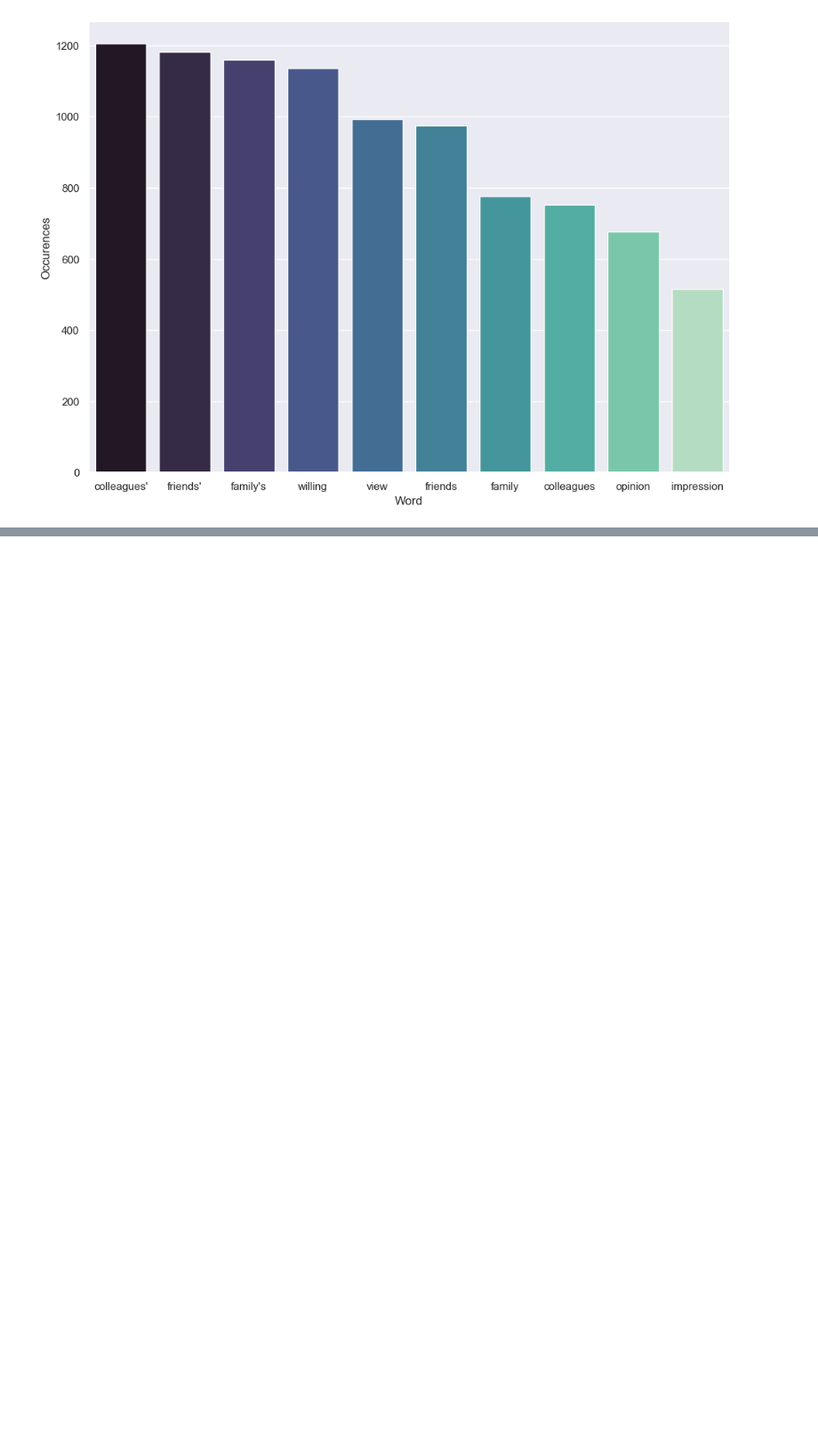
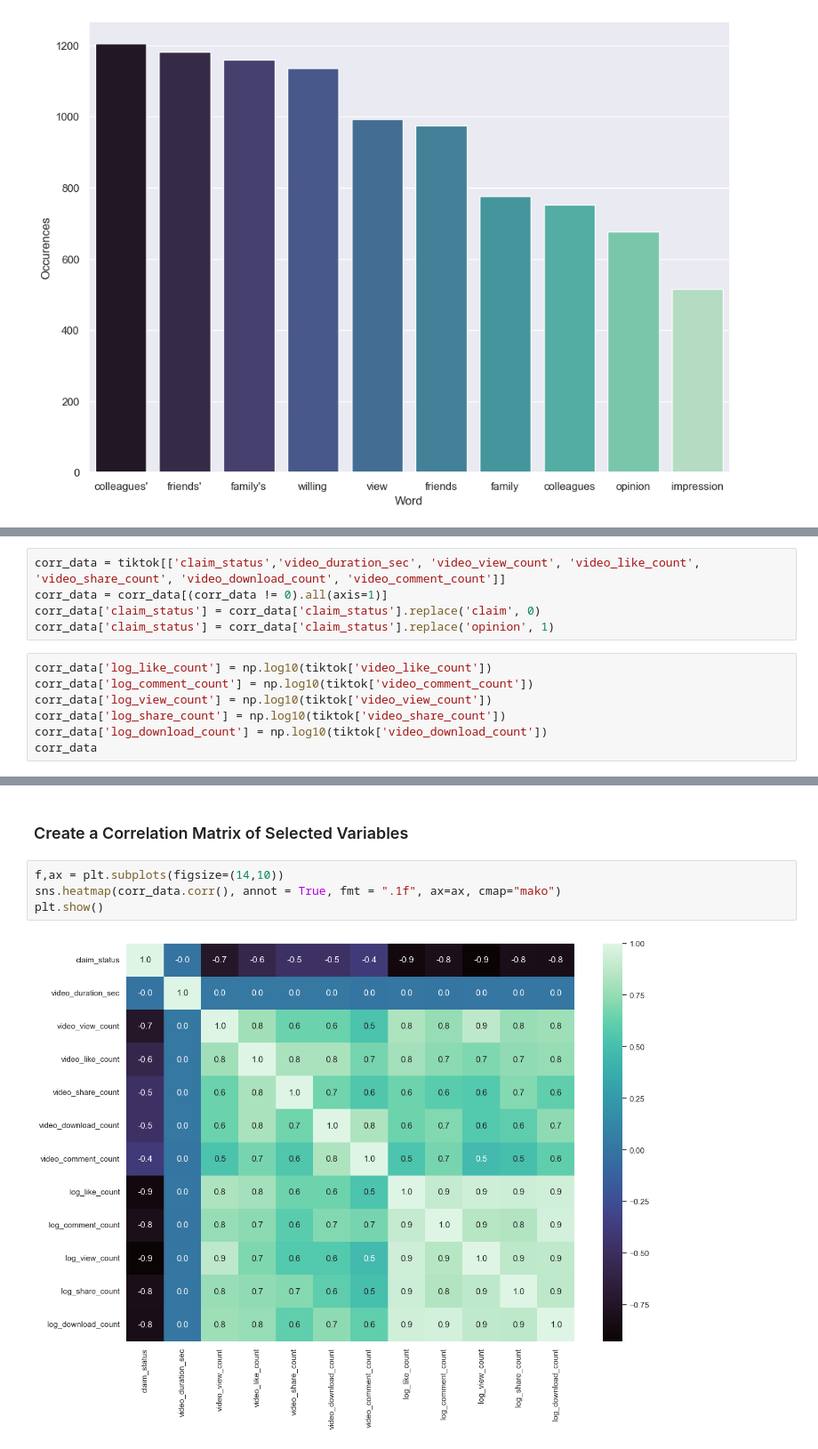
Before and after one commit to SPennyh/TikTok-User-Reports, a Jupyter notebook: tiktok_analysis.ipynb, the cells around one changed output, grey strips where cells are left out. Shown: that part at 89% size. Drawn from its saved outputs; the diff is of its cells as text; blank space fills up the shorter version.

```diff
--- a/tiktok_analysis.ipynb
+++ b/tiktok_analysis.ipynb
@@ -70,0 +90,12 @@ Image("tiktok_dashboard.png")
+# %%
+corr_data = tiktok[['claim_status','video_duration_sec', 'video_view_count', 'video_like_count', 'video_share_count', 'video_download_count', 'video_comment_count']]
+corr_data = corr_data[(corr_data != 0).all(axis=1)]
+corr_data['claim_status'] = corr_data['claim_status'].replace('claim', 0)
+corr_data['claim_status'] = corr_data['claim_status'].replace('opinion', 1)
+# %%
+corr_data['log_like_count'] = np.log10(tiktok['video_like_count'])
+corr_data['log_comment_count'] = np.log10(tiktok['video_comment_count'])
+corr_data['log_view_count'] = np.log10(tiktok['video_view_count'])
+corr_data['log_share_count'] = np.log10(tiktok['video_share_count'])
+corr_data['log_download_count'] = np.log10(tiktok['video_download_count'])
+corr_data
@@ -70,0 +116,8 @@ Image("tiktok_dashboard.png")
+# %% [markdown]
+### Create a Correlation Matrix of Selected Variables
+# %%
+f,ax = plt.subplots(figsize=(14,10))
+sns.heatmap(corr_data.corr(), annot = True, fmt = ".1f", ax=ax, cmap="mako")
+plt.show()
+# %% [output]
+[figure, added]
```
Also changed, not shown: parts of 29 cells of this notebook, 2 other files.
